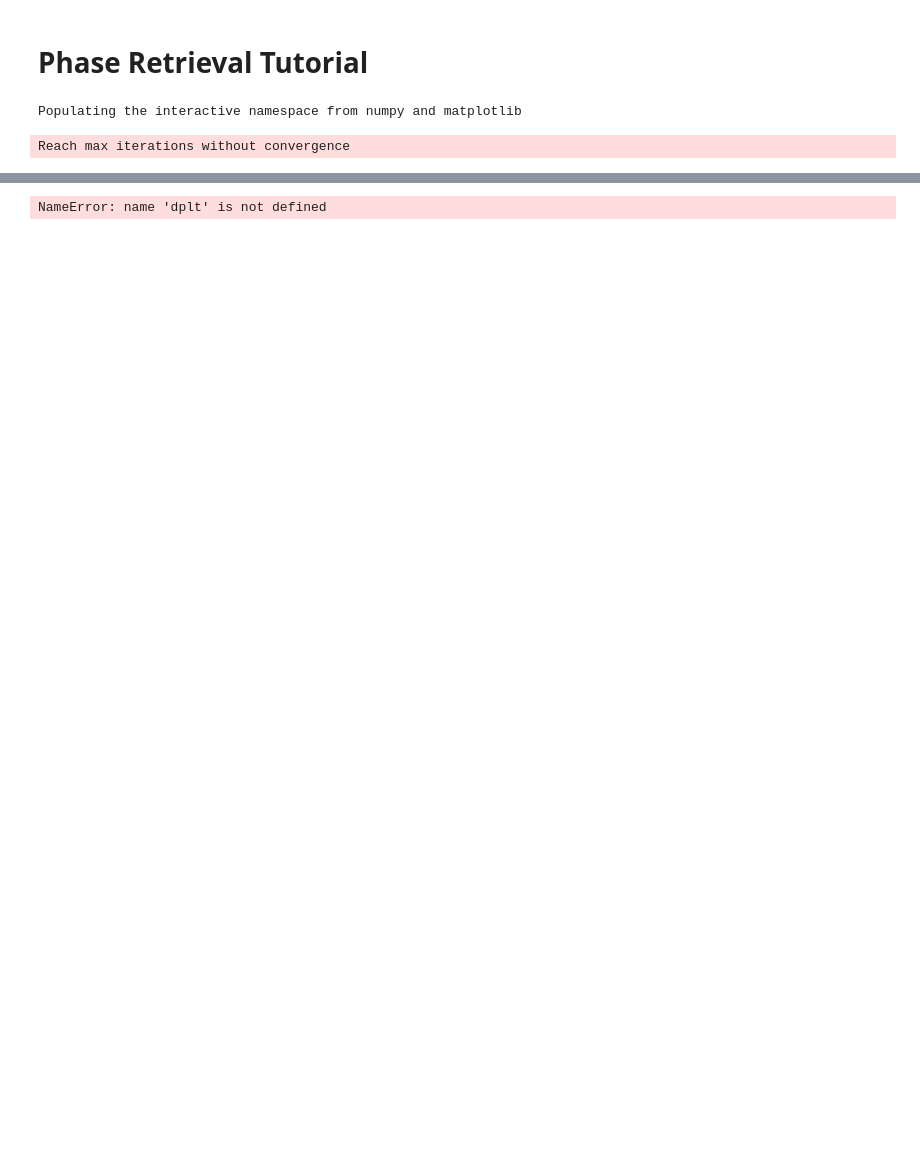
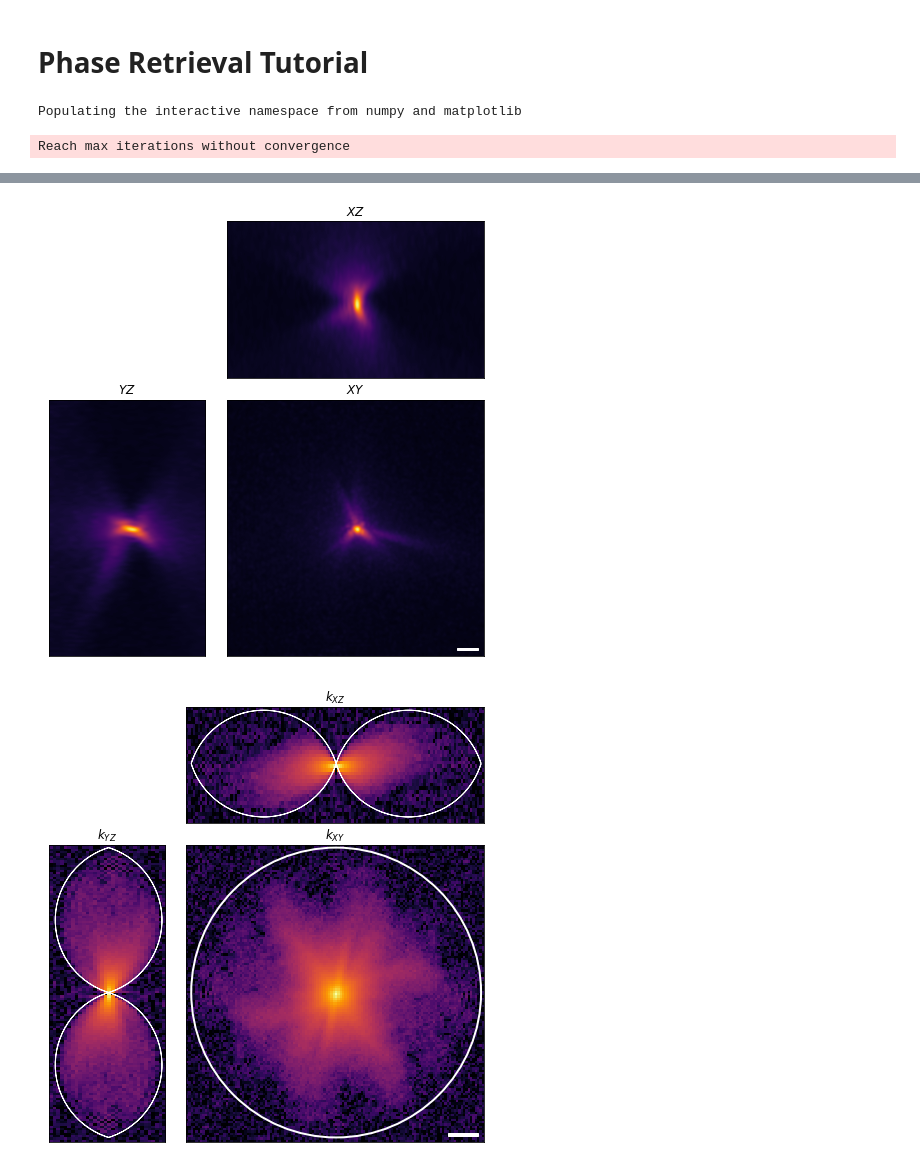
Before and after one commit to david-hoffman/pyotf, a Jupyter notebook: notebooks/Tutorials/Phase Retrieval Tutorial.ipynb, the cells around one changed output, grey strips where cells are left out. Saved outputs shown, nothing was run; the diff lists cells and outputs as text; code cells hidden in the pictures; blank space fills up the shorter version.

```diff
--- a/notebooks/Tutorials/Phase Retrieval Tutorial.ipynb
+++ b/notebooks/Tutorials/Phase Retrieval Tutorial.ipynb
@@ -67,7 +67,10 @@ PR_result.zd_result.plot_coefs()
 # %%
+import dphplotting as dplt
+from pyotf.utils import easy_fft
 for d in (PSFi, PR_result.generate_zd_psf()):
-    dplt.psf_plot(d, 1.27, 1.33, 1.33, zstep=model_kwargs["zres"], pixel_size=model_kwargs["res"], norm=mpl.colors.PowerNorm(0.5))
+    dplt.psf_plot(d, 1.27, 1.33, 1.33, zstep=model_kwargs["zres"], pixel_size=model_kwargs["res"], norm=mpl.colors.PowerNorm(0.5), interpolation="bicubic")
     otf = abs(easy_fft(d))
     dplt.otf_plot(otf / otf.max(), 1.27, 0.525, 1.33, 1.33, model_kwargs["zres"], model_kwargs["res"], vmin=1e-3)
 # %% [output]
-NameError: name 'dplt' is not defined
+[figure, added]
+[figure, added]
```
Also changed, not shown: parts of 4 cells of this notebook, 14 other files.
